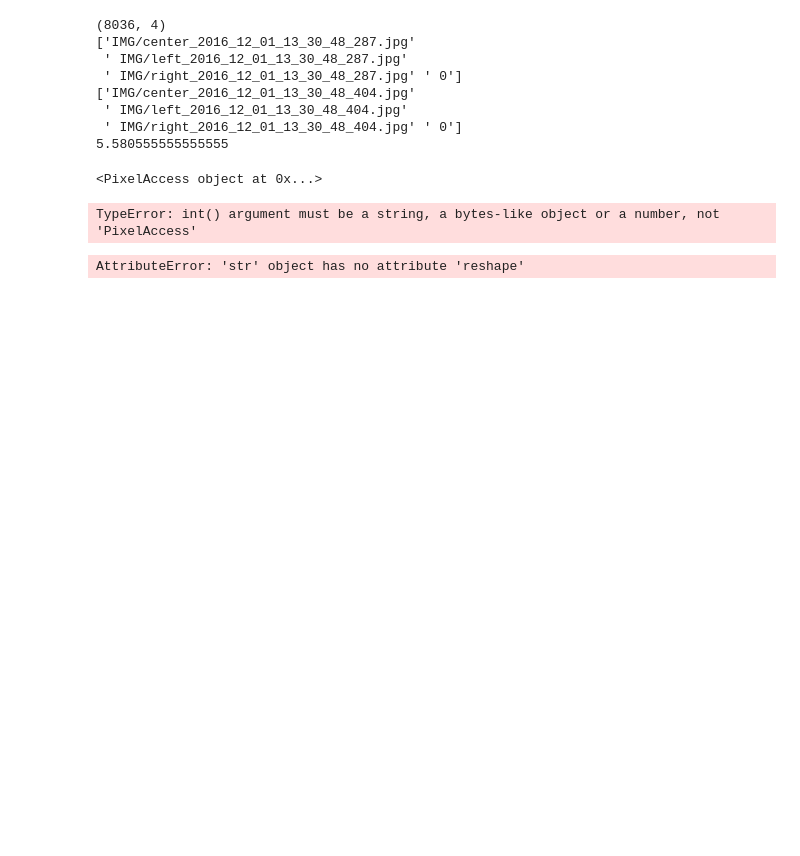
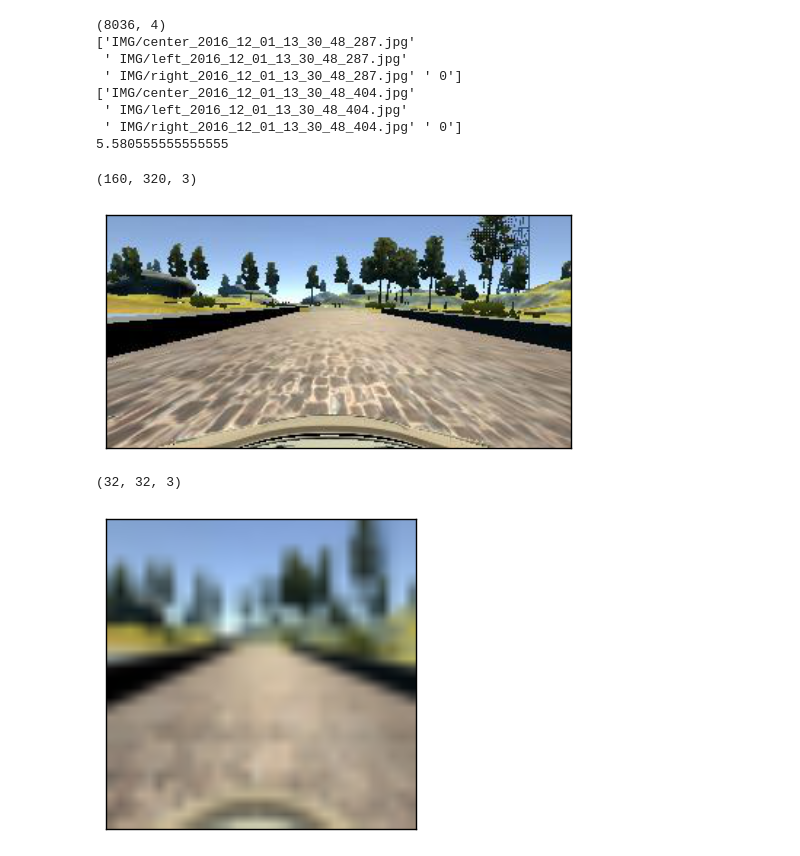
Before and after one commit to carltonwin8/CarND-Behavioral-Cloning-P3-take1, a Jupyter notebook: images.ipynb, the cells around one changed output. Saved outputs shown, nothing was run; the diff lists cells and outputs as text; code cells hidden in the pictures; blank space fills up the shorter version.

Commit message:
add code to resize and show images

```diff
--- a/images.ipynb
+++ b/images.ipynb
@@ -33,23 +33,29 @@ def plot_images(images):
 
     plt.show()
 # %%
-from PIL import Image
+import scipy.misc as sp
+
+def showImg(img):
+    print(img.shape)
+    plt.imshow(img)
+    plt.xticks([])
+    plt.yticks([])
+    plt.show()
+
 imgs = frames[:,:3]
 plots = np.concatenate([imgs[0],imgs[1],imgs[2]])
 pes = np.array([])
 baseImgDir = 'data/data/'
 for plot in plots:
-    img = (Image.open(baseImgDir + plot.strip())).load()
-    print(img)
-    i = np.asarray(img, dtype="int32")
-    print(i)
-    np.hstack(pes,i)
-
-print(pes)
+    img = mpimg.imread(baseImgDir + plot.strip())
+    showImg(img)
+    img2 = sp.imresize(img,[32,32])
+    showImg(img2)
+#    np.concatenate(pes,i)
+    break
+#print(pes)
 # %% [output]
-<PixelAccess object at 0x...>
+(160, 320, 3)
+[figure, added]
-TypeError: int() argument must be a string, a bytes-like object or a number, not 'PixelAccess'
+(32, 32, 3)
+[figure, added]
-# %%
-plot_images(pes)
-# %% [output]
-AttributeError: 'str' object has no attribute 'reshape'
```
Also changed, not shown: parts of 1 cell of this notebook.
